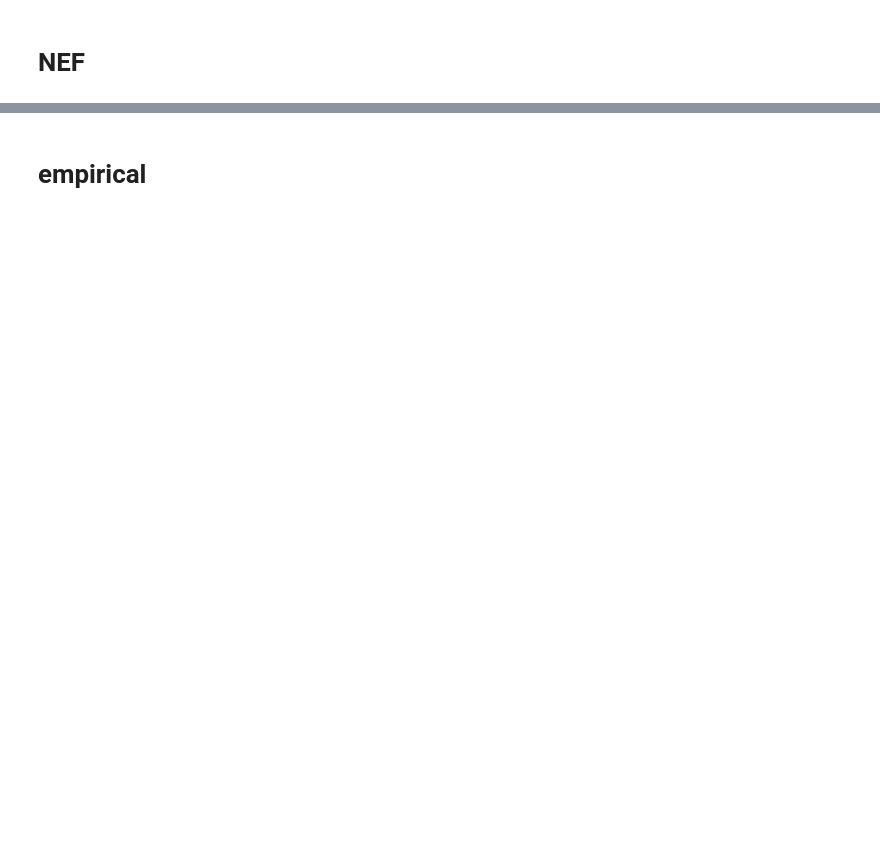
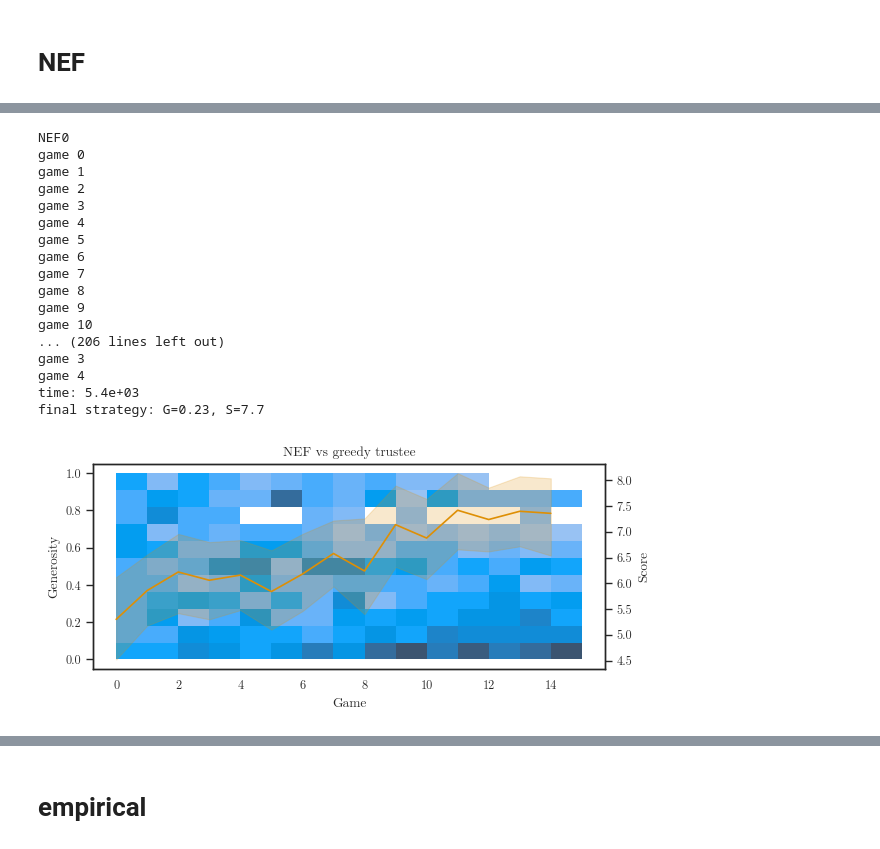
Before and after one commit to psipeter/social-value-orientation, a Jupyter notebook: experiment1.ipynb, the cells around one changed output, grey strips where cells are left out. Saved outputs shown, nothing was run; the diff lists cells and outputs as text; code cells hidden in the pictures; blank space fills up the shorter version.

```diff
--- a/experiment1.ipynb
+++ b/experiment1.ipynb
@@ -373,0 +527,44 @@ final strategy: G=0.13, S=8.7
+# %%
+name='alpha1e8'
+nAgents = 10
+nGames_train = 15
+nGames_test = 5
+
+agents = []
+for n in range(nAgents):
+    agents.append(
+        NEF(
+            'investor',
+            ID=f"NEF{n}",
+            seed=n,
+            alpha=1e-8,
+            nEns=1000,
+            nArr=100,
+            explore='linear',
+            w_s=1.0,
+            w_o=0.0,
+            w_i=0.0,
+            nGames=nGames_train)
+    )
+
+agentIDs = [agent.ID for agent in agents]
+start = time.time()
+NEF_train = run_greedy_trustee(agents, nGames=nGames_train, train=True, verbose=True).query("ID in @agentIDs")
+NEF_test = run_greedy_trustee(agents, nGames=nGames_test, train=False, verbose=True).query("ID in @agentIDs")
+end = time.time()
+print(f"time: {end-start:.3}")
+NEF_train.to_pickle(f"data/NEF_LT1_{name}.pkl")
+
+fig, ax = plt.subplots(nrows=1, ncols=1, figsize=((6.38, 3)))
+sns.histplot(data=NEF_train, x='game', y='generosity', bins=(15, 11), binrange=((0, nGames_train),(0, 1)), ax=ax, color=palette[0])
+ax2 = ax.twinx()
+sns.lineplot(data=NEF_train, x='game', y='coins', ax=ax2, color=palette[1])
+ax.set(title='NEF vs greedy trustee', xlabel='Game', ylabel='Generosity', yticks=((0.0, 0.2, 0.4, 0.6, 0.8, 1.0)))
+ax2.set(ylabel='Score')
+fig.savefig(f"plots/NEF_LT1_{name}.png")
+plt.tight_layout()
+
+meanG = NEF_test.query("ID in @agentIDs")['generosity'].mean()
+meanS = NEF_test.query("ID in @agentIDs")['coins'].mean()
+print(f"final strategy: G={meanG:.2}, S={meanS:.2}")
+# %% [output]
@@ -373,0 +581,18 @@ final strategy: G=0.13, S=8.7
+NEF0
+game 0
+game 1
+game 2
+game 3
+game 4
+game 5
+game 6
+game 7
+game 8
+game 9
+game 10
+... (206 lines left out)
+game 3
+game 4
+time: 5.4e+03
+final strategy: G=0.23, S=7.7
+[figure, added]
```
Also changed, not shown: parts of 12 cells of this notebook, 5 other files.
